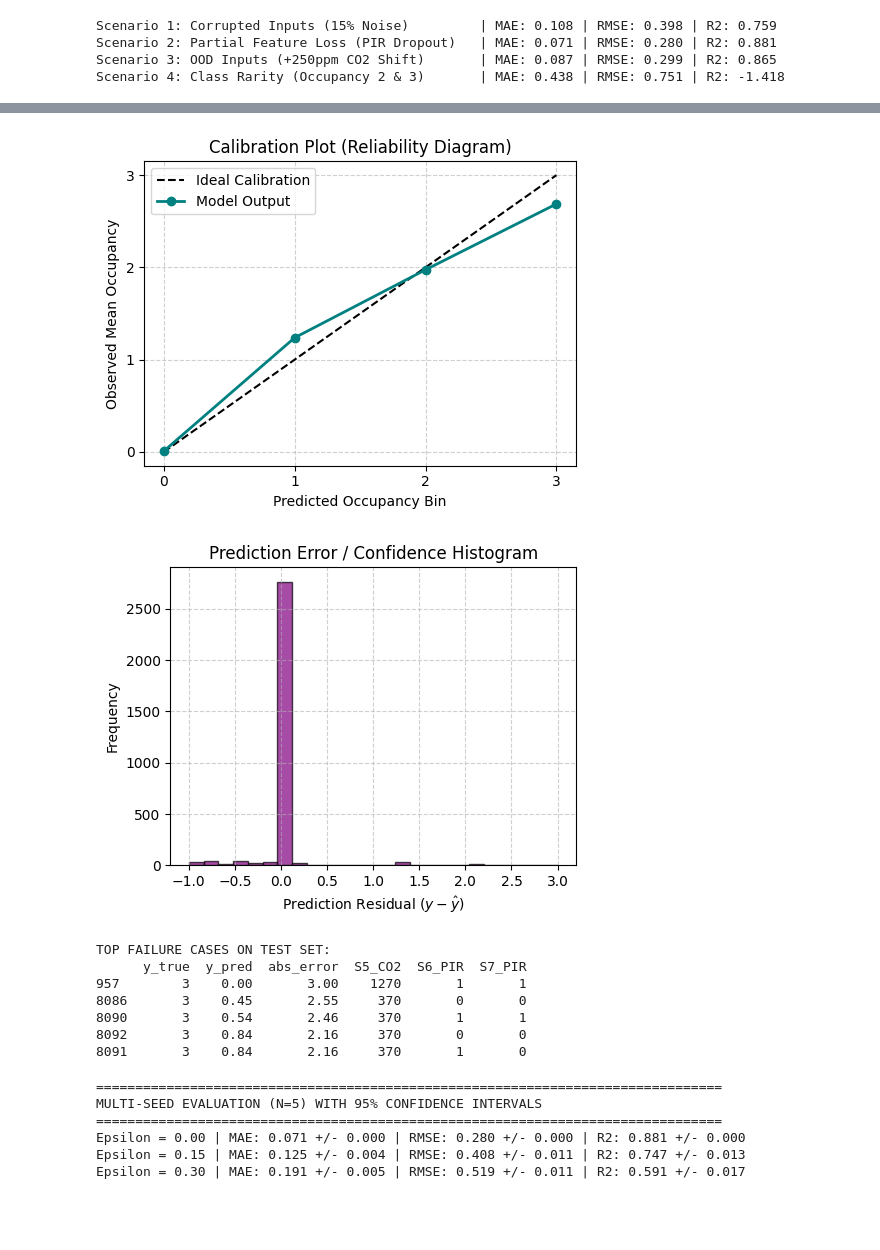
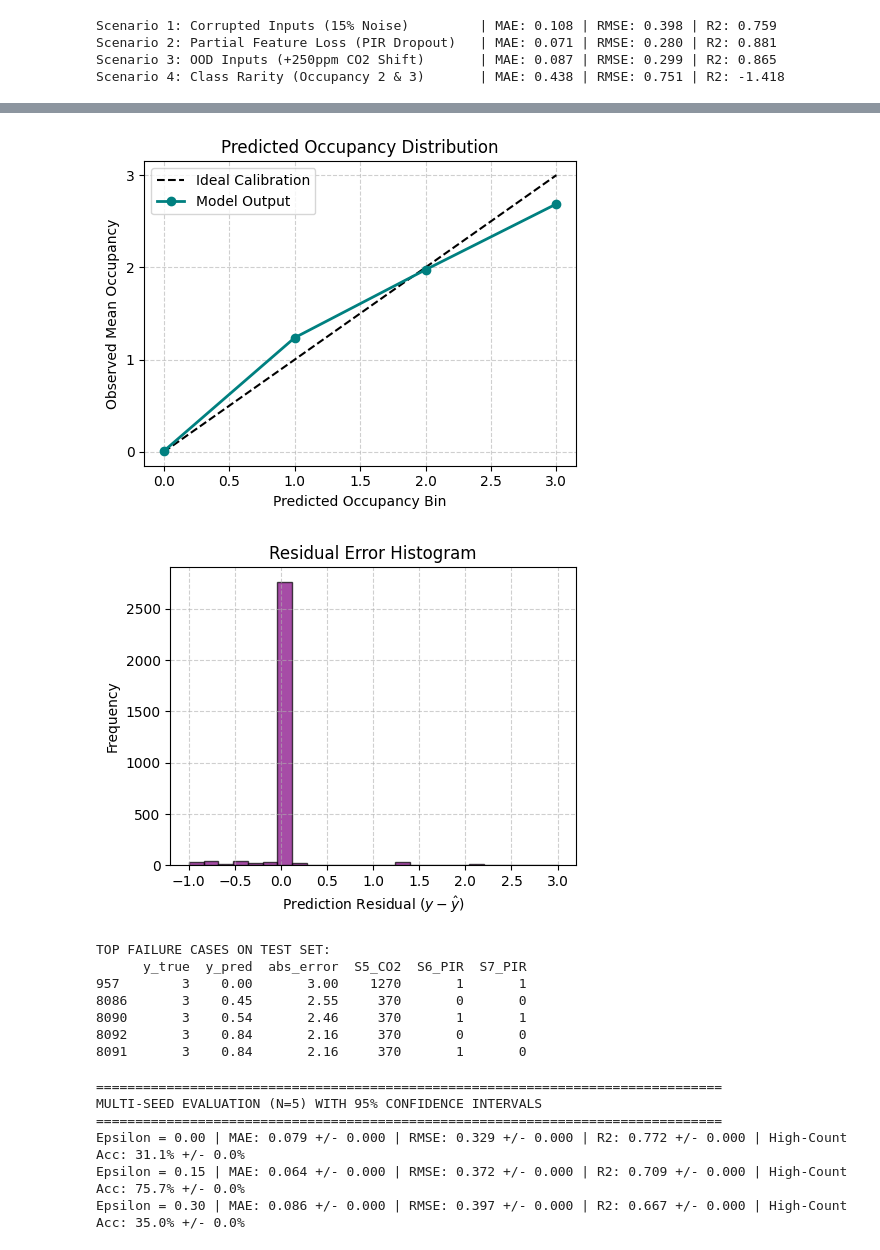
Before and after one commit to meetmaniar/INSE-6450, a Jupyter notebook: Milestone3.ipynb, the cells around one changed output, grey strips where cells are left out. Cells and saved outputs as stored; diff of their text form; code cells hidden in the pictures; blank space fills up the shorter version.

```diff
--- a/Milestone3.ipynb
+++ b/Milestone3.ipynb
@@ -254,46 +295,45 @@ plt.show()
 # %%
 # -------------------------------------------------------------------------
-# 3. CALIBRATION PLOT (RELIABILITY DIAGRAM)
+# 3. PREDICTED OCCUPANCY DISTRIBUTION (Replaces Reliability Diagram)
 # -------------------------------------------------------------------------
 raw_preds = np.clip(model_weighted.predict(X_test), 0, 3)
 bins = [0, 0.5, 1.5, 2.5, 3.0]
 bin_centers = [0, 1, 2, 3]
 
 df_calib = pd.DataFrame({'y_true': y_test, 'y_pred': raw_preds})
 df_calib['bin'] = pd.cut(df_calib['y_pred'], bins=bins, include_lowest=True, labels=bin_centers)
 calib_summary = df_calib.groupby('bin', observed=False)['y_true'].mean()
 
 plt.figure(figsize=(5, 4))
 plt.plot([0, 3], [0, 3], 'k--', label='Ideal Calibration')
 plt.plot(bin_centers, calib_summary.values, 'o-', color='teal', linewidth=2, label='Model Output')
 plt.xlabel('Predicted Occupancy Bin')
 plt.ylabel('Observed Mean Occupancy')
-plt.title('Calibration Plot (Reliability Diagram)')
-plt.xticks(bin_centers)
+plt.title('Predicted Occupancy Distribution')
 plt.yticks(bin_centers)
 plt.grid(True, linestyle='--', alpha=0.6)
 plt.legend()
 plt.tight_layout()
-plt.savefig('calibration_plot.png', dpi=300)
+plt.savefig('occupancy_distribution_plot.png', dpi=300)
 plt.show()
 # %% [output]
-[figure, old version]
+[figure, new version]
 # %%
 # -------------------------------------------------------------------------
-# 4. CONFIDENCE / ERROR HISTOGRAM
+# 4. RESIDUAL ERROR HISTOGRAM
 # -------------------------------------------------------------------------
 residuals = y_test - raw_preds
 plt.figure(figsize=(5, 4))
 plt.hist(residuals, bins=25, color='purple', edgecolor='black', alpha=0.7)
 plt.xlabel('Prediction Residual ($y - \hat{y}$)')
 plt.ylabel('Frequency')
-plt.title('Prediction Error / Confidence Histogram')
+plt.title('Residual Error Histogram') # <--- TITLE FIXED HERE
 plt.grid(True, linestyle='--', alpha=0.6)
 plt.tight_layout()
-plt.savefig('confidence_histogram.png', dpi=300)
+plt.savefig('residual_histogram.png', dpi=300) # <--- FILENAME UPDATED
 plt.show()
 # %% [output]
-[figure, old version]
+[figure, new version]
 # %%
 # -------------------------------------------------------------------------
 # 5. TOP FAILURE CASES TABLE
@@ -334,36 +374,45 @@ print("MULTI-SEED EVALUATION (N=5) WITH 95% CONFIDENCE INTERVALS")
 print("=" * 80)
 
 for eps in epsilons:
-    maes, rmses, r2s = [], [], []
+    maes, rmses, r2s, high_accs = [], [], [], []
     for s in seeds:
         # Train model with current seed
         sample_weight = np.where(y_train.isin([2, 3]), 4.0, 1.0)
         m = XGBRegressor(n_estimators=111, learning_rate=0.05, max_depth=5, random_state=s)
         m.fit(X_train, y_train, sample_weight=sample_weight)
 
-        # Perturb test set
-        X_adv = X_test.copy()
-        np.random.seed(s)
+        # Perturb shared test set with directed attack
+        X_adv = X_test_shared.copy()
         if eps > 0:
             for col in continuous_cols:
-                X_adv[col] += np.random.normal(0, eps * X_test[col].std(), size=len(X_test))
+                # Forcefully subtract the epsilon-scaled standard deviation
+                X_adv[col] -= (eps * X_test_shared[col].std())
 
         preds = np.clip(m.predict(X_adv), 0, 3)
-        maes.append(mean_absolute_error(y_test, preds))
-        rmses.append(np.sqrt(mean_squared_error(y_test, preds)))
-        r2s.append(r2_score(y_test, preds))
+        maes.append(mean_absolute_error(y_test_shared, preds))
+        rmses.append(np.sqrt(mean_squared_error(y_test_shared, preds)))
+        r2s.append(r2_score(y_test_shared, preds))
+
+        # High-Count Accuracy calculation
+        high_mask = y_test_shared.isin([2, 3])
+        if high_mask.sum() > 0:
+            high_acc = (np.abs(y_test_shared[high_mask] - preds[high_mask]) <= 0.5).mean() * 100
+            high_accs.append(high_acc)
+        else:
+            high_accs.append(0.0)
 
     mae_mean, mae_ci = np.mean(maes), 1.96 * np.std(maes) / np.sqrt(len(seeds))
     rmse_mean, rmse_ci = np.mean(rmses), 1.96 * np.std(rmses) / np.sqrt(len(seeds))
     r2_mean, r2_ci = np.mean(r2s), 1.96 * np.std(r2s) / np.sqrt(len(seeds))
+    hca_mean, hca_ci = np.mean(high_accs), 1.96 * np.std(high_accs) / np.sqrt(len(seeds))
 
-    print(f"Epsilon = {eps:.2f} | MAE: {mae_mean:.3f} +/- {mae_ci:.3f} | RMSE: {rmse_mean:.3f} +/- {rmse_ci:.3f} | R2: {r2_mean:.3f} +/- {r2_ci:.3f}")
+    print(f"Epsilon = {eps:.2f} | MAE: {mae_mean:.3f} +/- {mae_ci:.3f} | RMSE: {rmse_mean:.3f} +/- {rmse_ci:.3f} | R2: {r2_mean:.3f} +/- {r2_ci:.3f} | High-Count Acc: {hca_mean:.1f}% +/- {hca_ci:.1f}%")
 # %% [output]
 ================================================================================
 MULTI-SEED EVALUATION (N=5) WITH 95% CONFIDENCE INTERVALS
 ================================================================================
-Epsilon = 0.00 | MAE: 0.071 +/- 0.000 | RMSE: 0.280 +/- 0.000 | R2: 0.881 +/- 0.000
-Epsilon = 0.15 | MAE: 0.125 +/- 0.004 | RMSE: 0.408 +/- 0.011 | R2: 0.747 +/- 0.013
-Epsilon = 0.30 | MAE: 0.191 +/- 0.005 | RMSE: 0.519 +/- 0.011 | R2: 0.591 +/- 0.017
+Epsilon = 0.00 | MAE: 0.079 +/- 0.000 | RMSE: 0.329 +/- 0.000 | R2: 0.772 +/- 0.000 | High-Count Acc: 31.1% +/- 0.0%
+Epsilon = 0.15 | MAE: 0.064 +/- 0.000 | RMSE: 0.372 +/- 0.000 | R2: 0.709 +/- 0.000 | High-Count Acc: 75.7% +/- 0.0%
+Epsilon = 0.30 | MAE: 0.086 +/- 0.000 | RMSE: 0.397 +/- 0.000 | R2: 0.667 +/- 0.000 | High-Count Acc: 35.0% +/- 0.0%
 # %%
 # -------------------------------------------------------------------------
```
Also changed, not shown: parts of 10 cells of this notebook.
